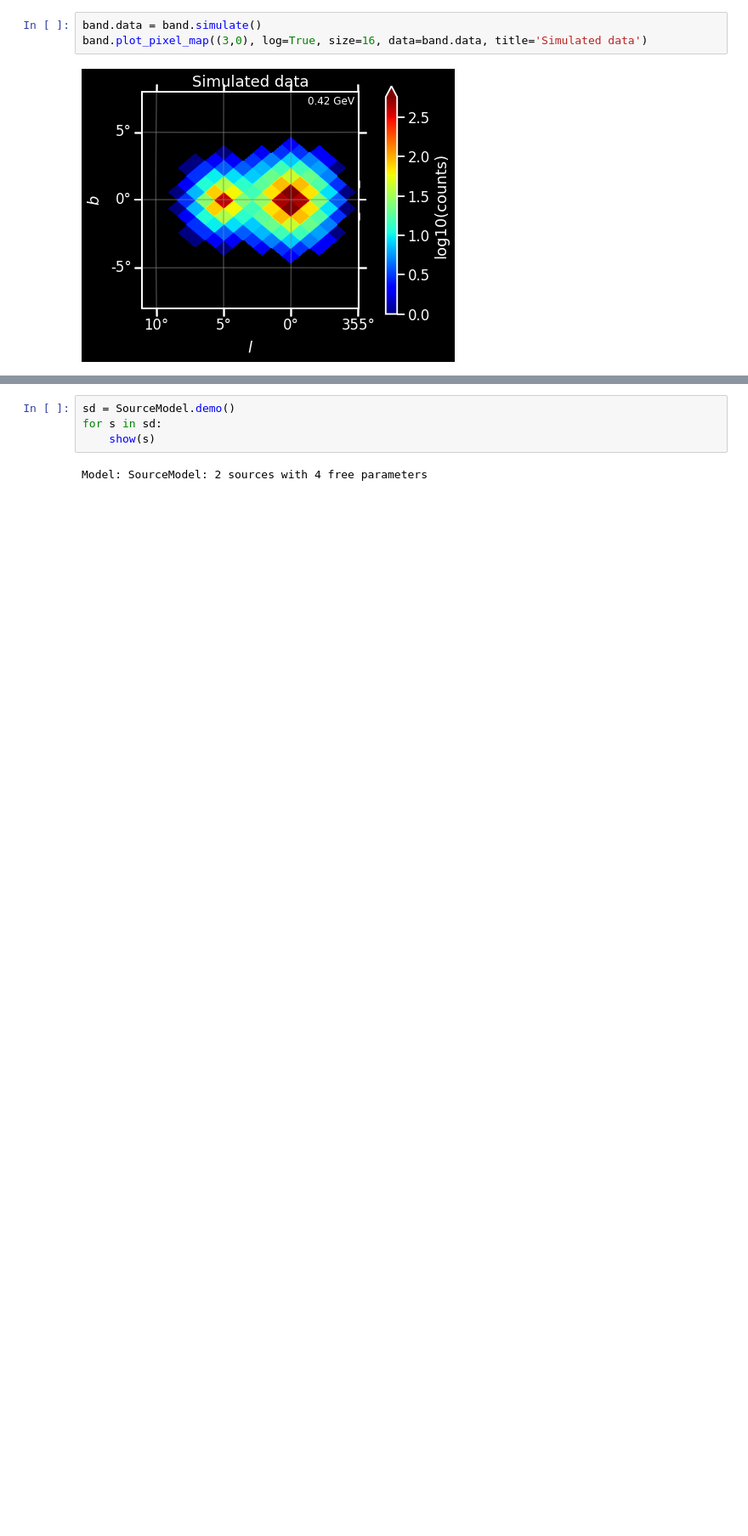
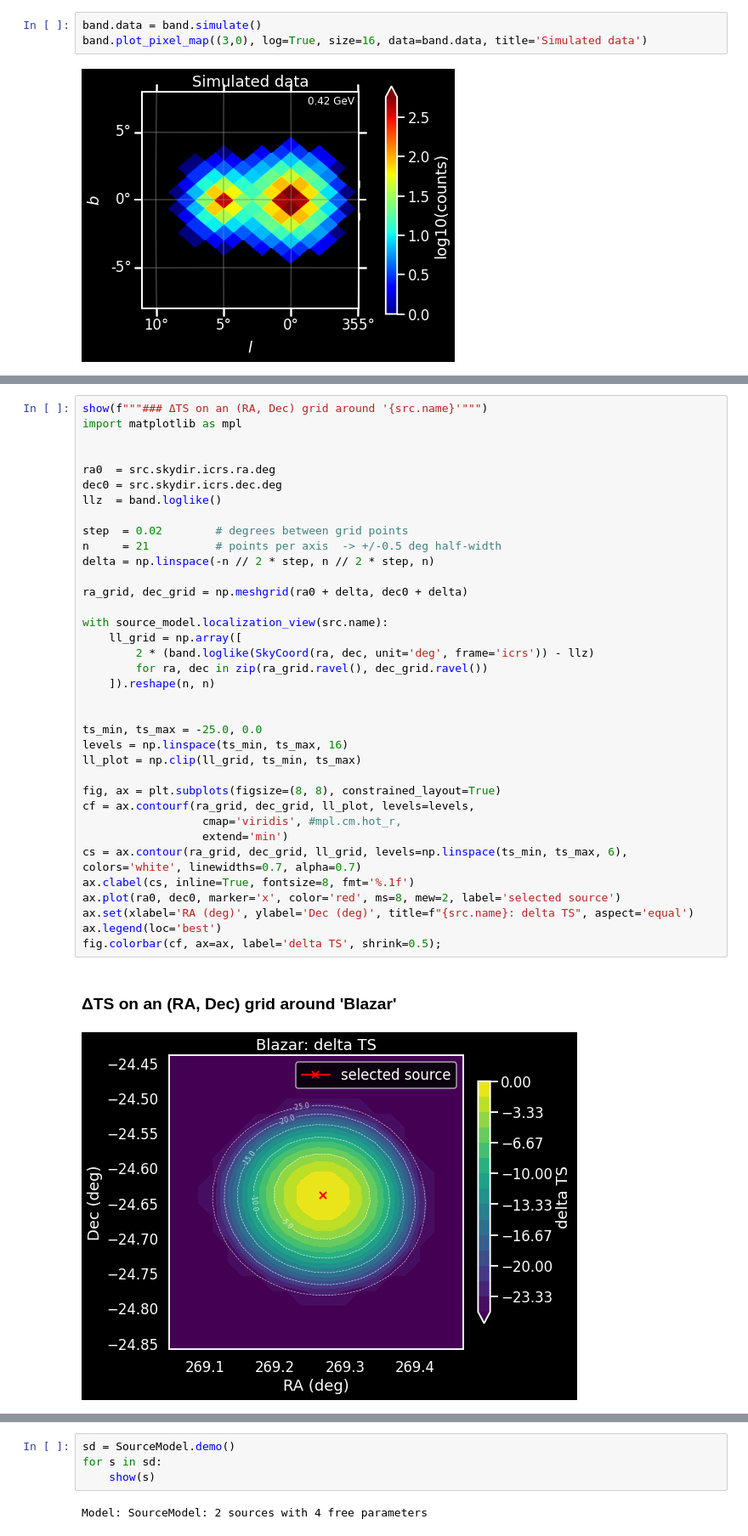
Before and after one commit to tburnett/kerr-diffuse, a Jupyter notebook: band_testing.ipynb, the cells around one changed output, grey strips where cells are left out. Shown at 85% size. Saved outputs shown, nothing was run; the diff lists cells and outputs as text; blank space fills up the shorter version.

```diff
--- a/band_testing.ipynb
+++ b/band_testing.ipynb
@@ -61,0 +63,39 @@ for src in source_model:
+# %%
+show(f"""### ΔTS on an (RA, Dec) grid around '{src.name}'""")
+import matplotlib as mpl
+
+
+ra0  = src.skydir.icrs.ra.deg
+dec0 = src.skydir.icrs.dec.deg
+llz  = band.loglike()
+
+step  = 0.02        # degrees between grid points
+n     = 21          # points per axis  -> +/-0.5 deg half-width
+delta = np.linspace(-n // 2 * step, n // 2 * step, n)
+
+ra_grid, dec_grid = np.meshgrid(ra0 + delta, dec0 + delta)
+
+with source_model.localization_view(src.name):
+    ll_grid = np.array([
+        2 * (band.loglike(SkyCoord(ra, dec, unit='deg', frame='icrs')) - llz)
+        for ra, dec in zip(ra_grid.ravel(), dec_grid.ravel())
+    ]).reshape(n, n)
+
+
+ts_min, ts_max = -25.0, 0.0
+levels = np.linspace(ts_min, ts_max, 16)
+ll_plot = np.clip(ll_grid, ts_min, ts_max)
+
+fig, ax = plt.subplots(figsize=(8, 8), constrained_layout=True)
+cf = ax.contourf(ra_grid, dec_grid, ll_plot, levels=levels,
+                  cmap='viridis', #mpl.cm.hot_r,
+                  extend='min')
+cs = ax.contour(ra_grid, dec_grid, ll_grid, levels=np.linspace(ts_min, ts_max, 6), colors='white', linewidths=0.7, alpha=0.7)
+ax.clabel(cs, inline=True, fontsize=8, fmt='%.1f')
+ax.plot(ra0, dec0, marker='x', color='red', ms=8, mew=2, label='selected source')
+ax.set(xlabel='RA (deg)', ylabel='Dec (deg)', title=f"{src.name}: delta TS", aspect='equal')
+ax.legend(loc='best')
+fig.colorbar(cf, ax=ax, label='delta TS', shrink=0.5);
+# %% [output]
+### ΔTS on an (RA, Dec) grid around 'Blazar'
+[figure, added]
```
Also changed, not shown: parts of 10 cells of this notebook, 5 other files.
